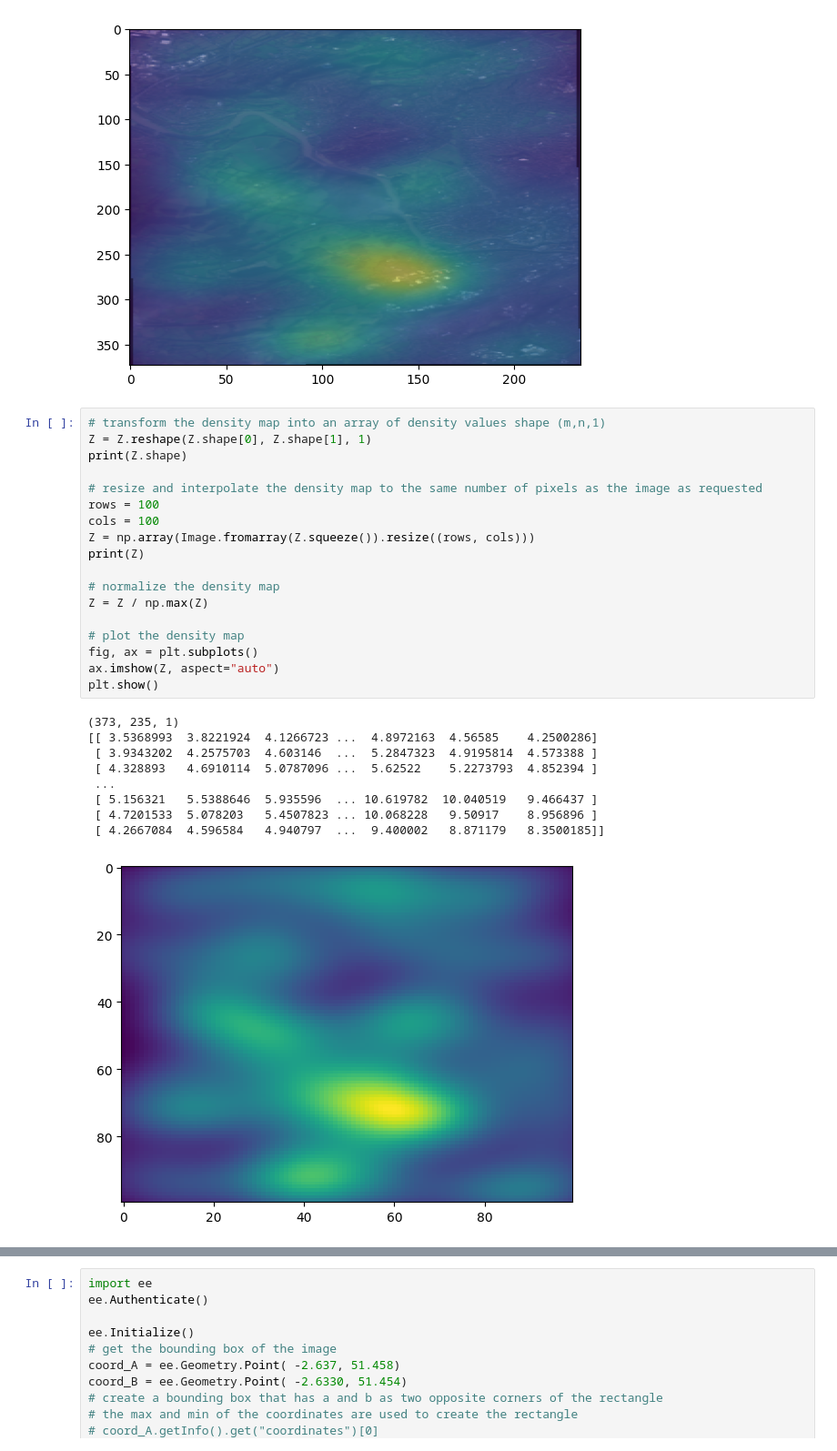
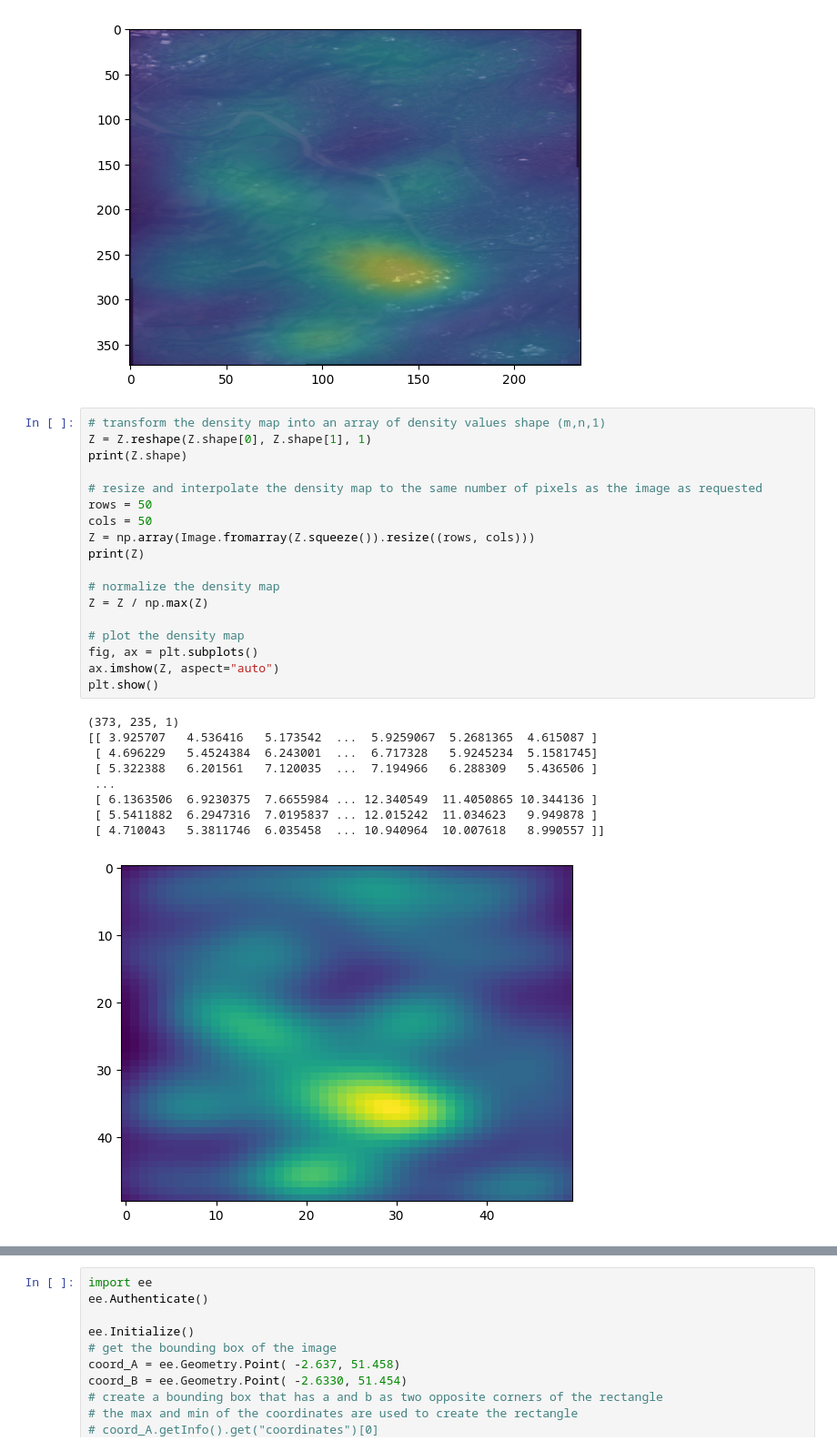
Before and after one commit to pilipb/BioAI, a Jupyter notebook: deepforest_test.ipynb, the cells around one changed output, grey strips where cells are left out. Shown: that part at 91% size. Drawn from its saved outputs; the diff is of its cells as text.

```diff
--- a/deepforest_test.ipynb
+++ b/deepforest_test.ipynb
@@ -88,31 +88,31 @@ plt.show()
 # %%
 # transform the density map into an array of density values shape (m,n,1)
 Z = Z.reshape(Z.shape[0], Z.shape[1], 1)
 print(Z.shape)
 
 # resize and interpolate the density map to the same number of pixels as the image as requested
-rows = 100
-cols = 100
+rows = 50
+cols = 50
 Z = np.array(Image.fromarray(Z.squeeze()).resize((rows, cols)))
 print(Z)
 
 # normalize the density map
 Z = Z / np.max(Z)
 
 # plot the density map
 fig, ax = plt.subplots()
 ax.imshow(Z, aspect="auto")
 plt.show()
 # %% [output]
 (373, 235, 1)
-[[ 3.5368993  3.8221924  4.1266723 ...  4.8972163  4.56585    4.2500286]
- [ 3.9343202  4.2575703  4.603146  ...  5.2847323  4.9195814  4.573388 ]
- [ 4.328893   4.6910114  5.0787096 ...  5.62522    5.2273793  4.852394 ]
+[[ 3.925707   4.536416   5.173542  ...  5.9259067  5.2681365  4.615087 ]
+ [ 4.696229   5.4524384  6.243001  ...  6.717328   5.9245234  5.1581745]
+ [ 5.322388   6.201561   7.120035  ...  7.194966   6.288309   5.436506 ]
  ...
- [ 5.156321   5.5388646  5.935596  ... 10.619782  10.040519   9.466437 ]
- [ 4.7201533  5.078203   5.4507823 ... 10.068228   9.50917    8.956896 ]
- [ 4.2667084  4.596584   4.940797  ...  9.400002   8.871179   8.3500185]]
+ [ 6.1363506  6.9230375  7.6655984 ... 12.340549  11.4050865 10.344136 ]
+ [ 5.5411882  6.2947316  7.0195837 ... 12.015242  11.034623   9.949878 ]
+ [ 4.710043   5.3811746  6.035458  ... 10.940964  10.007618   8.990557 ]]
-[figure, old version]
+[figure, new version]
 # %%
 print(Z.shape)
 
```
Also changed, not shown: parts of 1 cell of this notebook, 1 other file.
